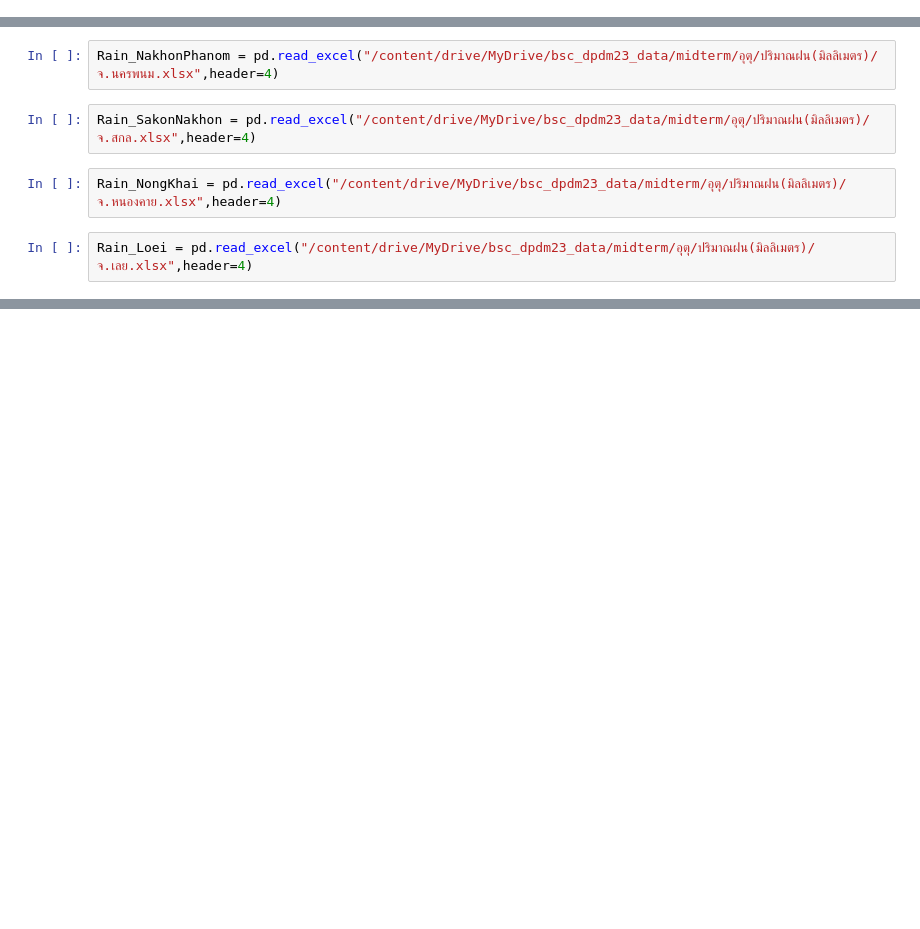
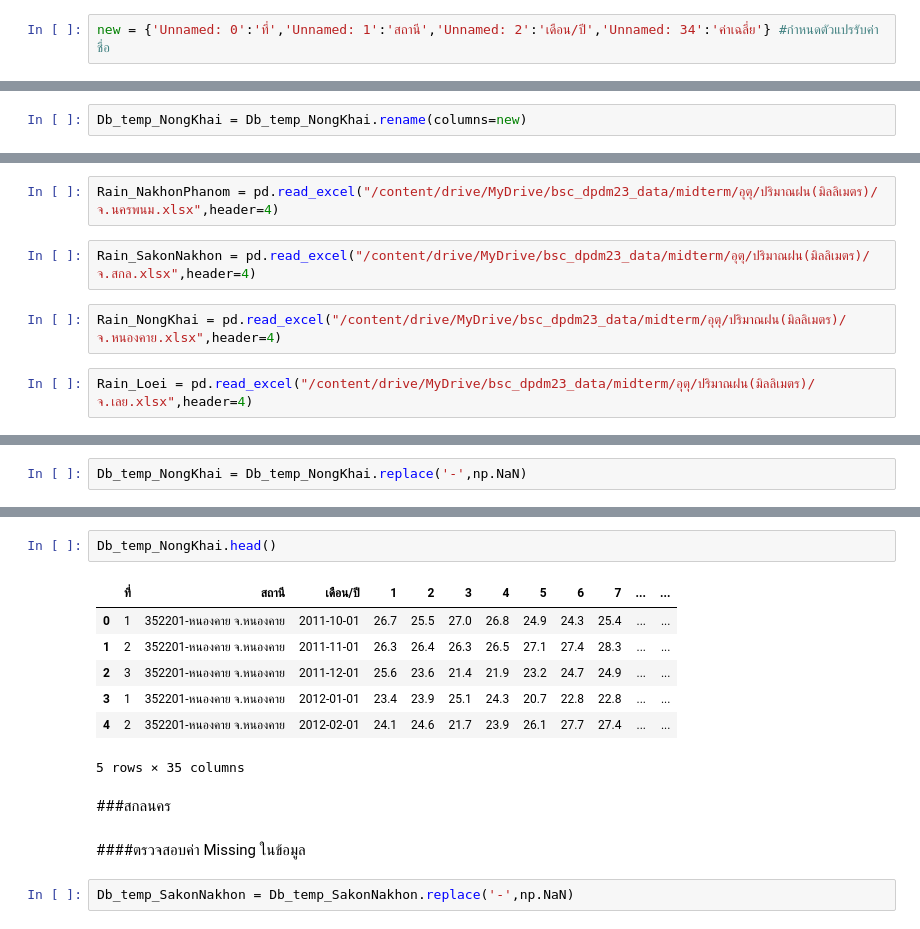
Before and after one commit to Thitiphorn267-3/BSC_DPDM23, a Jupyter notebook: midterm_bscdpdm23.ipynb, the cells around one changed output, grey strips where cells are left out. Drawn from its saved outputs; the diff is of its cells as text; blank space fills up the shorter version.

Commit message:
กำลังแก้missing

```diff
--- a/midterm_bscdpdm23.ipynb
+++ b/midterm_bscdpdm23.ipynb
@@ -52,2 +52,4 @@ Mounted at /content/drive
+# %%
+new = {'Unnamed: 0':'ที่','Unnamed: 1':'สถานี','Unnamed: 2':'เดือน/ปี','Unnamed: 34':'ค่าเฉลี่ย'} #กำหนดตัวแปรรับค่าชื่อ
 # %% [markdown]
 ####อากาศตุ้มแห้ง
@@ -63,0 +72,2 @@ Db_temp_KhonKaen = pd.read_excel("/content/drive/MyDrive/bsc_dpdm23_data/midterm
+# %%
+Db_temp_NongKhai = Db_temp_NongKhai.rename(columns=new)
@@ -147,0 +270,2 @@ Rain_Loei = pd.read_excel("/content/drive/MyDrive/bsc_dpdm23_data/midterm/อุ
+# %%
+Db_temp_NongKhai = Db_temp_NongKhai.replace('-',np.NaN)
@@ -147,0 +318,16 @@ Rain_Loei = pd.read_excel("/content/drive/MyDrive/bsc_dpdm23_data/midterm/อุ
+# %%
+Db_temp_NongKhai.head()
+# %% [output]
+|  | ที่ | สถานี | เดือน/ปี | 1 | 2 | 3 | 4 | 5 | 6 | 7 | ... | ... |
+| 0 | 1 | 352201-หนองคาย จ.หนองคาย | 2011-10-01 | 26.7 | 25.5 | 27.0 | 26.8 | 24.9 | 24.3 | 25.4 | ... | ... |
+| 1 | 2 | 352201-หนองคาย จ.หนองคาย | 2011-11-01 | 26.3 | 26.4 | 26.3 | 26.5 | 27.1 | 27.4 | 28.3 | ... | ... |
+| 2 | 3 | 352201-หนองคาย จ.หนองคาย | 2011-12-01 | 25.6 | 23.6 | 21.4 | 21.9 | 23.2 | 24.7 | 24.9 | ... | ... |
+| 3 | 1 | 352201-หนองคาย จ.หนองคาย | 2012-01-01 | 23.4 | 23.9 | 25.1 | 24.3 | 20.7 | 22.8 | 22.8 | ... | ... |
+| 4 | 2 | 352201-หนองคาย จ.หนองคาย | 2012-02-01 | 24.1 | 24.6 | 21.7 | 23.9 | 26.1 | 27.7 | 27.4 | ... | ... |
+5 rows × 35 columns
+# %% [markdown]
+###สกลนคร
+# %% [markdown]
+####ตรวจสอบค่า Missing ในข้อมูล
+# %%
+Db_temp_SakonNakhon = Db_temp_SakonNakhon.replace('-',np.NaN)
```
Also changed, not shown: parts of 103 cells of this notebook.
